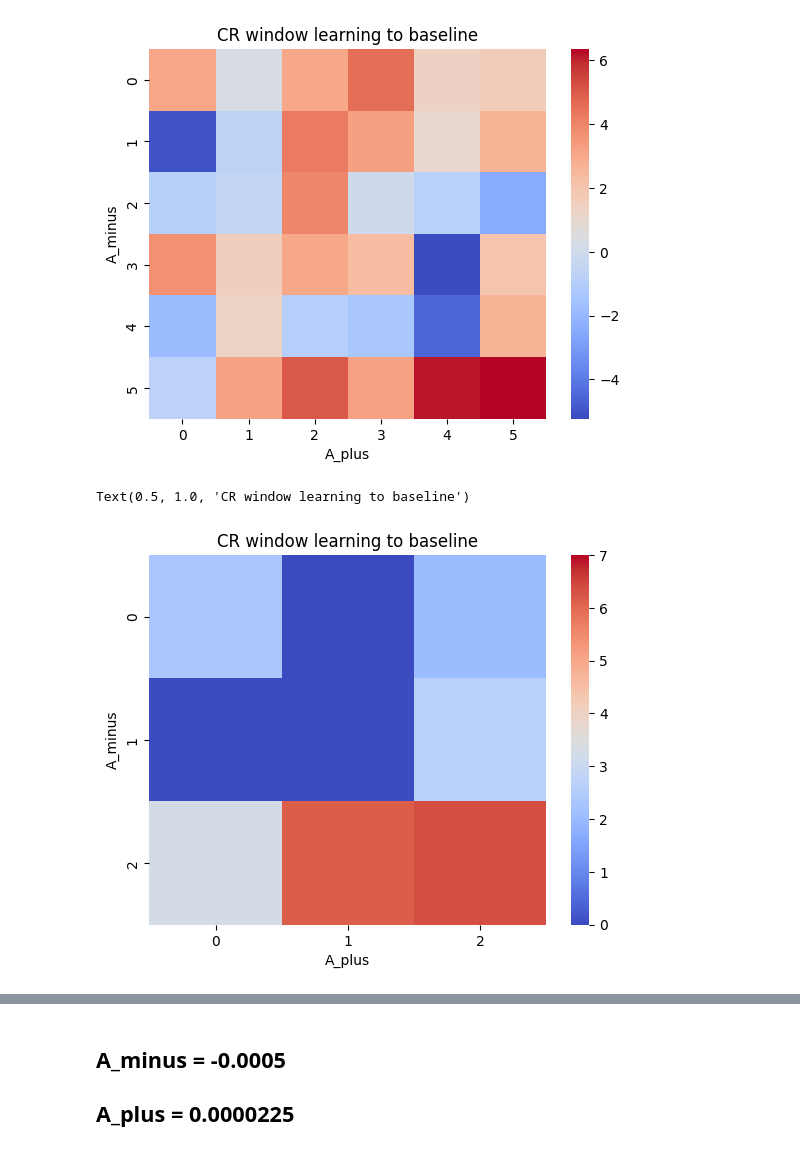
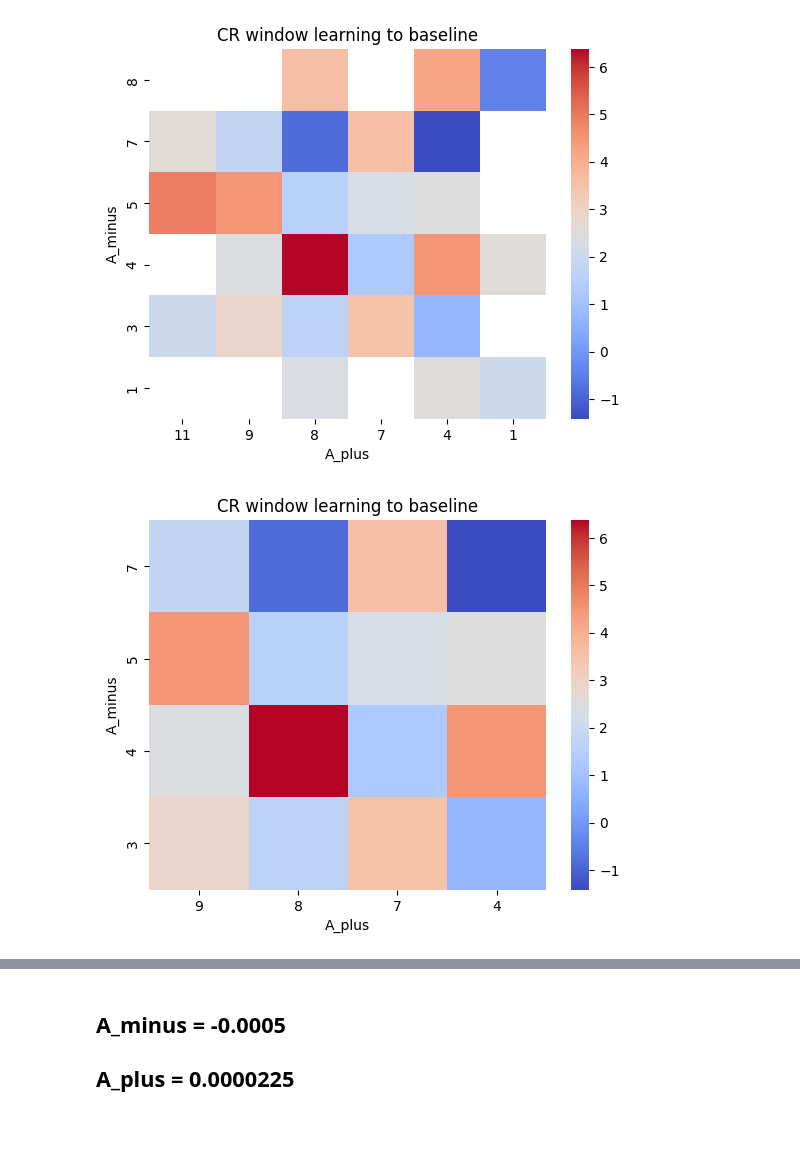
Before and after one commit to alessandratrapani/NODS, a Jupyter notebook: grid_search_Aplus_Aminus/heatmap.ipynb, the cells around one changed output, grey strips where cells are left out. Drawn from its saved outputs; the diff is of its cells as text; code cells hidden in the pictures.

Commit message:
script for multiple simulations without overflow RAM, heatmap results for multiple simulations

```diff
--- a/grid_search_Aplus_Aminus/heatmap.ipynb
+++ b/grid_search_Aplus_Aminus/heatmap.ipynb
@@ -12,7 +12,10 @@ import scipy.stats as st
 import pandas as pd
 # %%
 result_path = "/home/nomodel/code/NODS/results/grid_search/"
-folder = 'grid_zoom_-3_-6/'
+min = 4
+max = 5
+dim = 3
+folder = f'grid_NO/'
 result_path = os.path.join(result_path,folder)
 with open("/home/nomodel/code/NODS/network_configuration.json", "r") as json_file:
     net_config = json.load(json_file)
@@ -25,15 +34,14 @@ US_start_first = float(net_config["devices"]["US"]["parameters"]["start_first"])
 # %%
 cell = "pc_spikes"
 
-grid_search = np.zeros((6,6))
-grid_frequency = np.zeros((6,6))
-grid_learning = np.zeros((6,6))
-grid_baseline = np.zeros((6,6))
+grid_search = np.zeros((dim,dim))
+grid_frequency = np.zeros((dim,dim))
+grid_learning = np.zeros((dim,dim))
+grid_baseline = np.zeros((dim,dim))
 
-for i in range(0,6):
-    for j in range(0,6):
-
-        file_path = result_path + f"min{i}_plus{j}/"
+for i in range(0,dim+1):
+    for j in range(0,dim+1):
+        file_path = result_path + f"min{i}_plus{j}"
 
         spk = get_spike_activity(cell_name=cell, path=file_path)
         sdf_mean_over_trials = []
@@ -156,21 +323,21 @@ array([[ 1.16154458,  0.62993555,  1.82673465,  1.53524188,  3.2005334 ,
 # %%
 cmap = plt.cm.get_cmap('coolwarm')
-sns.heatmap(grid_search, cmap = cmap)
+sns.heatmap(grid_search_new, cmap = cmap, xticklabels=values_plus, yticklabels=values_min)
 plt.xlabel('A_plus')
 plt.ylabel('A_minus')
 plt.title('CR window learning to baseline')
 plt.savefig(os.path.join(result_path,'heatmap_baseline-CR'))
 # %% [output]
-[figure, old version]
+[figure, new version]
 # %%
 cmap = plt.cm.get_cmap('coolwarm')
-sns.heatmap(grid_search[3:,3:], cmap = cmap, vmin = 0, vmax = 7)
+sns.heatmap(grid_search[1:5,1:5], cmap = cmap, xticklabels=values_plus[1:5], yticklabels=values_min[1:5])
 plt.xlabel('A_plus')
 plt.ylabel('A_minus')
 plt.title('CR window learning to baseline')
+plt.savefig(os.path.join(result_path,'heatmap_baseline-CR_zoom'))
 # %% [output]
-Text(0.5, 1.0, 'CR window learning to baseline')
-[figure, old version]
+[figure, new version]
 # %%
 cmap = plt.cm.get_cmap('hot')
 sns.heatmap(grid_frequency, cmap = cmap, vmin = 100, vmax = 200)
```
Also changed, not shown: parts of 21 cells of this notebook, 2 other files.
